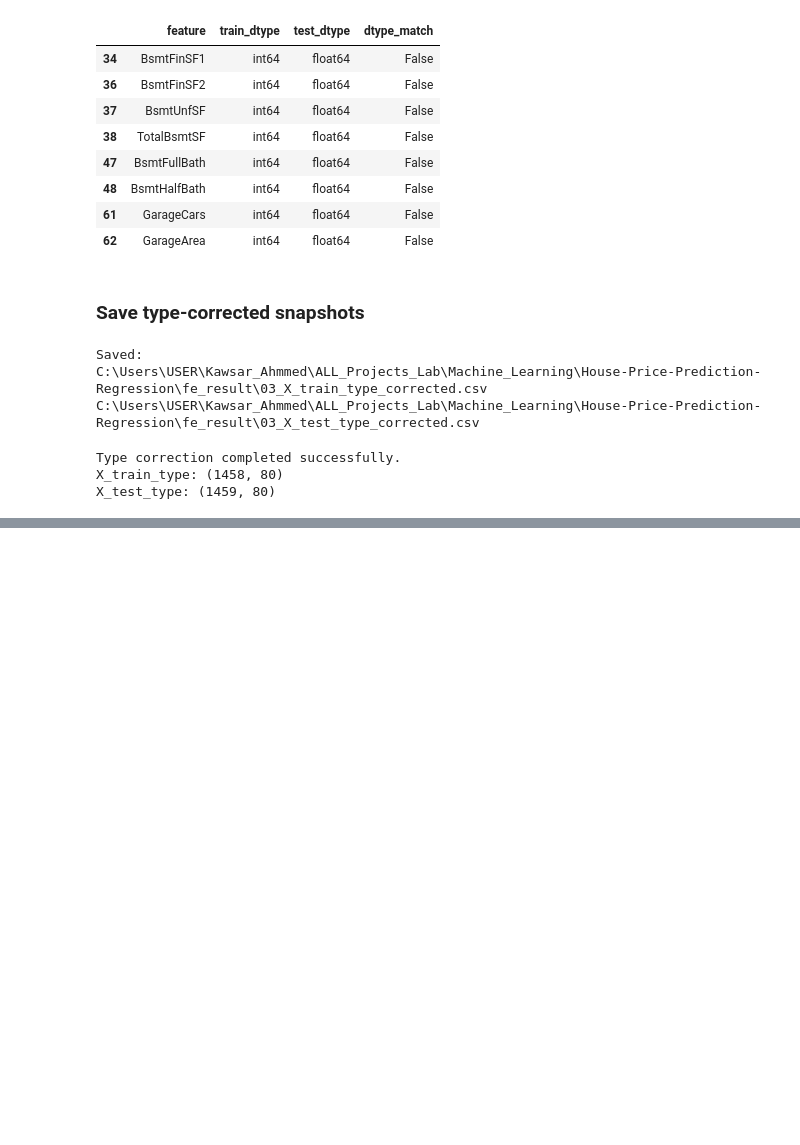
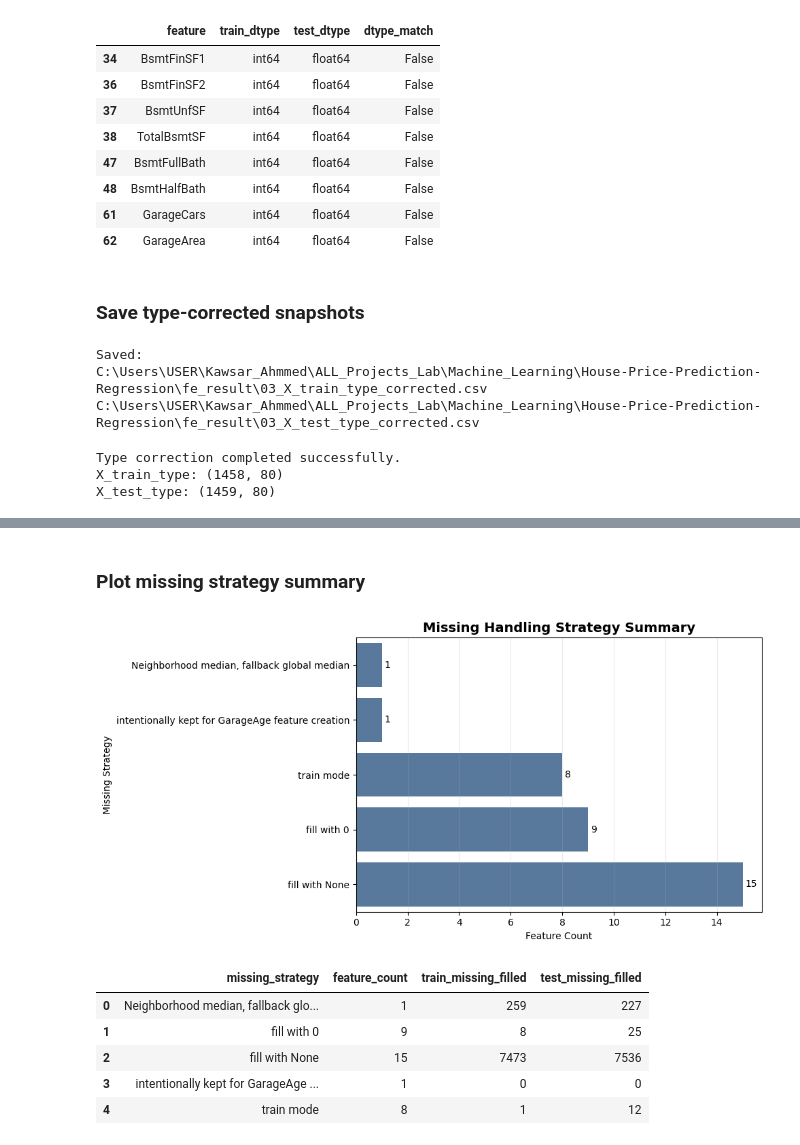
Before and after one commit to kawsar07ahmmed0712-rgb/House-Price-Prediction-Regression, a Jupyter notebook: Research/Feature_Engeneering.ipynb, the cells around one changed output, grey strips where cells are left out. Drawn from its saved outputs; the diff is of its cells as text; code cells hidden in the pictures; blank space fills up the shorter version.

```diff
--- a/Research/Feature_Engeneering.ipynb
+++ b/Research/Feature_Engeneering.ipynb
@@ -1951,0 +2641,64 @@ Proceed to EDA-based missing value handling.
+# %% [markdown]
+### Plot missing strategy summary
+# %%
+# ============================================================
+# 4.16 Plot missing strategy summary
+# ============================================================
+
+strategy_summary = (
+    missing_handling_report
+    .loc[
+        (missing_handling_report["train_missing_before"] > 0) |
+        (missing_handling_report["test_missing_before"] > 0)
+    ]
+    .groupby("missing_strategy")
+    .agg(
+        feature_count=("feature", "count"),
+        train_missing_filled=("train_missing_reduced", "sum"),
+        test_missing_filled=("test_missing_reduced", "sum")
+    )
+    .reset_index()
+)
+
+strategy_summary.to_csv(
+    FE_STEP_REPORT_DIR / "19_missing_strategy_summary.csv",
+    index=False
+)
+
+if strategy_summary.empty:
+    print("No missing strategy summary to plot.")
+else:
+    plt.figure(figsize=(10, 5))
+
+    ax = sns.barplot(
+        data=strategy_summary.sort_values("feature_count", ascending=True),
+        x="feature_count",
+        y="missing_strategy",
+        color="#4E79A7"
+    )
+
+    plt.title("Missing Handling Strategy Summary", fontsize=14, fontweight="bold")
+    plt.xlabel("Feature Count")
+    plt.ylabel("Missing Strategy")
+
+    for container in ax.containers:
+        ax.bar_label(container, padding=3)
+
+    plt.grid(axis="x", alpha=0.25)
+    plt.tight_layout()
+    plt.savefig(
+        FE_PLOT_DIR / "04_07_missing_strategy_summary.png",
+        dpi=150,
+        bbox_inches="tight"
+    )
+    plt.show()
+
+strategy_summary
+# %% [output]
+[figure, added]
+|  | missing_strategy | feature_count | train_missing_filled | test_missing_filled |
+| 0 | Neighborhood median, fallback glo... | 1 | 259 | 227 |
+| 1 | fill with 0 | 9 | 8 | 25 |
+| 2 | fill with None | 15 | 7473 | 7536 |
+| 3 | intentionally kept for GarageAge ... | 1 | 0 | 0 |
+| 4 | train mode | 8 | 1 | 12 |
```
Also changed, not shown: parts of 41 cells of this notebook, 18 other files.
